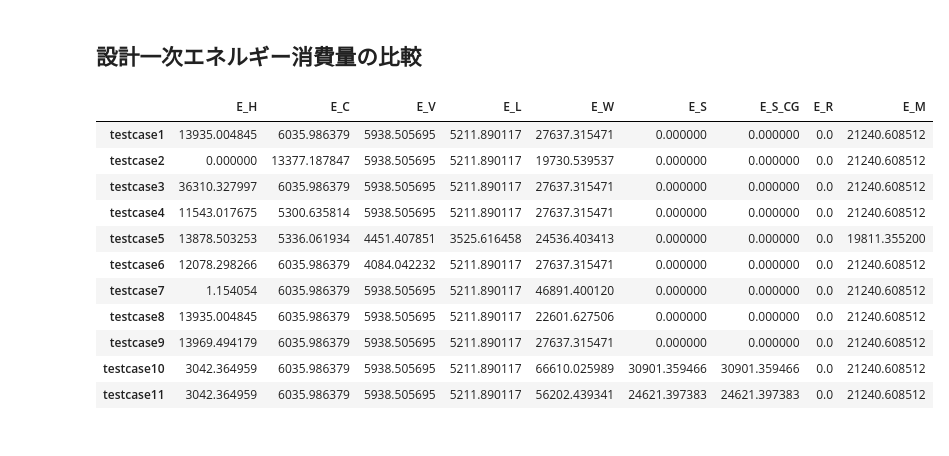
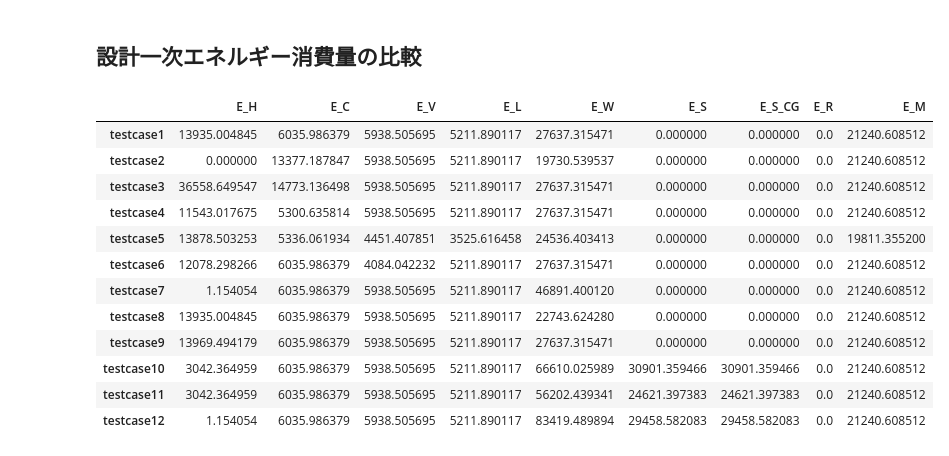
Before and after one commit to BRI-EES-House/pyhees_example, a Jupyter notebook: s02_01_general.ipynb, the cells around one changed output. Cells and saved outputs as stored; diff of their text form; code cells hidden in the pictures.

```diff
--- a/s02_01_general.ipynb
+++ b/s02_01_general.ipynb
@@ -190,7 +190,11 @@ BEI:0.93
 # %%
 house = get_default_house()
 house['mode_H'] = '住戸全体を連続的に暖房する方式'
-house['H_A'] = {'type': 'ダクト式セントラル空調機', 'EquipmentSpec': '入力しない', 'VAV': False, 'general_ventilation': True,
-                'duct_insulation': '全てもしくは一部が断熱区画外である'}
+house['H_A'] = {'type': 'ダクト式セントラル空調機', 'duct_insulation': '全てもしくは一部が断熱区画外である',
+                'VAV': False, 'general_ventilation': True, 'EquipmentSpec': '入力しない'}
+house['mode_C'] = '住戸全体を連続的に冷房する方式'
+house['C_A'] = {'type': 'ダクト式セントラル空調機', 'duct_insulation': '全てもしくは一部が断熱区画外である',
+                 'VAV': False, 'general_ventilation': True, 'EquipmentSpec': '入力しない'}
+
 res_03 = calc_results(house)
 # %% [output]
@@ -488,0 +498,8 @@ BEI:0.76
+# %%
+house = get_default_house()
+house['H_MR'] = {'type': '温水暖房用パネルラジエーター'}
+house['H_OR'] = {'type': '温水暖房用パネルラジエーター'}
+house['H_HS'] = {'type': 'コージェネレーションを使用する', 'pipe_insulation': False, 'underfloor_pipe_insulation': False}
+house['HW']['hw_type'] = 'コージェネレーションを使用する'
+house['CG'] = {'CG_category': 'SOFC1'}
+res_12 = calc_results(house)
@@ -537,22 +572,23 @@ def draw_graph(df, x_columns,colors,x_range):
 # %%
 import pandas as pd
 DBdict = {'testcase1': res_01, 'testcase2': res_02, 'testcase3': res_03, 'testcase4': res_04, 'testcase5': res_05, 'testcase6': res_06,
-          'testcase7': res_07, 'testcase8': res_08, 'testcase9': res_09, 'testcase10': res_10, 'testcase11': res_11}
+          'testcase7': res_07, 'testcase8': res_08, 'testcase9': res_09, 'testcase10': res_10, 'testcase11': res_11, 'testcase12': res_12}
 DB_ene = pd.DataFrame(DBdict).T
 DB_ene
 # %% [output]
 |  | E_H | E_C | E_V | E_L | E_W | E_S | E_S_CG | E_R | E_M |
 | testcase1 | 13935.004845 | 6035.986379 | 5938.505695 | 5211.890117 | 27637.315471 | 0.000000 | 0.000000 | 0.0 | 21240.608512 |
 | testcase2 | 0.000000 | 13377.187847 | 5938.505695 | 5211.890117 | 19730.539537 | 0.000000 | 0.000000 | 0.0 | 21240.608512 |
-| testcase3 | 36310.327997 | 6035.986379 | 5938.505695 | 5211.890117 | 27637.315471 | 0.000000 | 0.000000 | 0.0 | 21240.608512 |
+| testcase3 | 36558.649547 | 14773.136498 | 5938.505695 | 5211.890117 | 27637.315471 | 0.000000 | 0.000000 | 0.0 | 21240.608512 |
 | testcase4 | 11543.017675 | 5300.635814 | 5938.505695 | 5211.890117 | 27637.315471 | 0.000000 | 0.000000 | 0.0 | 21240.608512 |
 | testcase5 | 13878.503253 | 5336.061934 | 4451.407851 | 3525.616458 | 24536.403413 | 0.000000 | 0.000000 | 0.0 | 19811.355200 |
 | testcase6 | 12078.298266 | 6035.986379 | 4084.042232 | 5211.890117 | 27637.315471 | 0.000000 | 0.000000 | 0.0 | 21240.608512 |
 | testcase7 | 1.154054 | 6035.986379 | 5938.505695 | 5211.890117 | 46891.400120 | 0.000000 | 0.000000 | 0.0 | 21240.608512 |
-| testcase8 | 13935.004845 | 6035.986379 | 5938.505695 | 5211.890117 | 22601.627506 | 0.000000 | 0.000000 | 0.0 | 21240.608512 |
+| testcase8 | 13935.004845 | 6035.986379 | 5938.505695 | 5211.890117 | 22743.624280 | 0.000000 | 0.000000 | 0.0 | 21240.608512 |
 | testcase9 | 13969.494179 | 6035.986379 | 5938.505695 | 5211.890117 | 27637.315471 | 0.000000 | 0.000000 | 0.0 | 21240.608512 |
 | testcase10 | 3042.364959 | 6035.986379 | 5938.505695 | 5211.890117 | 66610.025989 | 30901.359466 | 30901.359466 | 0.0 | 21240.608512 |
 | testcase11 | 3042.364959 | 6035.986379 | 5938.505695 | 5211.890117 | 56202.439341 | 24621.397383 | 24621.397383 | 0.0 | 21240.608512 |
+| testcase12 | 1.154054 | 6035.986379 | 5938.505695 | 5211.890117 | 83419.489894 | 29458.582083 | 29458.582083 | 0.0 | 21240.608512 |
 # %%
 myColors = [['plum'],['lightcoral', 'lightblue', 'seagreen', 'royalblue', 'lightgray', 'lightgreen']]
 myColumns = [['E_S'],["E_H", "E_C", "E_V", "E_W", "E_L", "E_M"]]
```
Also changed, not shown: parts of 10 cells of this notebook.
